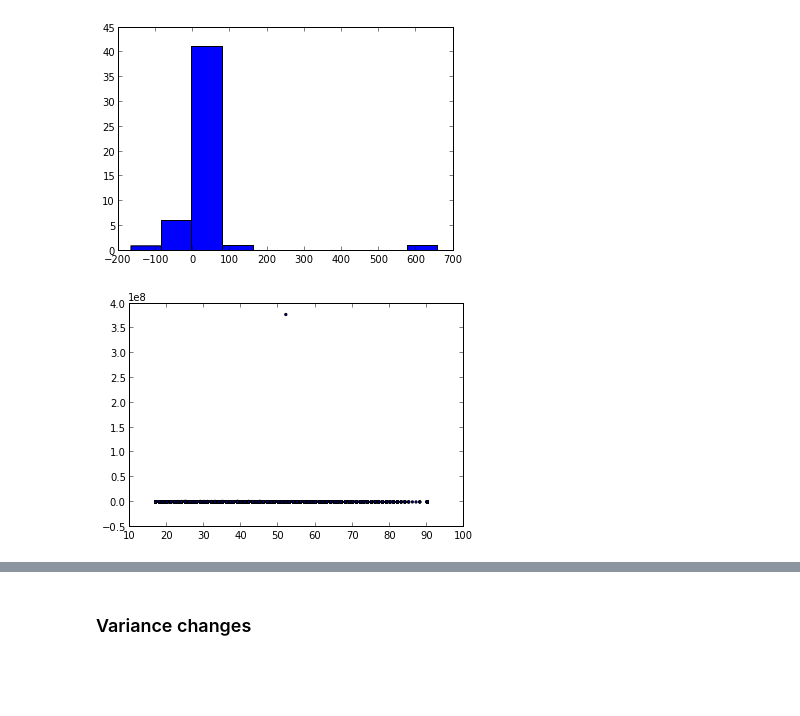
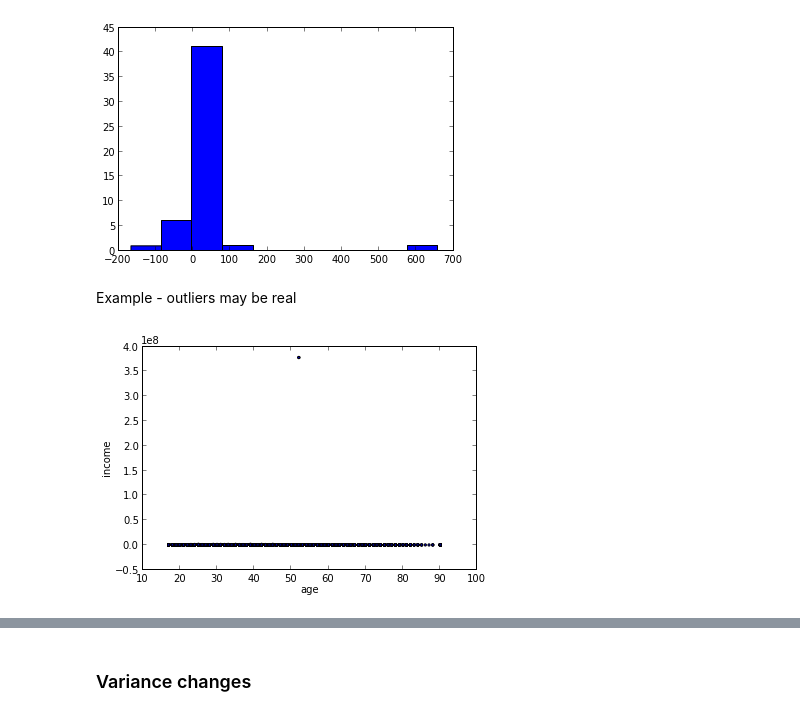
Before and after one commit to herrfz/dataanalysis, a Jupyter notebook: week4/regression_in_real_world.ipynb, the cells around one changed output, grey strips where cells are left out. Drawn from its saved outputs; the diff is of its cells as text; code cells hidden in the pictures; blank space fills up the shorter version.

```diff
--- a/week4/regression_in_real_world.ipynb
+++ b/week4/regression_in_real_world.ipynb
@@ -165,11 +169,15 @@ xVals = np.random.standard_cauchy(size=50)
 hist(xVals);
 # %% [output]
 [figure]
+# %% [markdown]
+Example - outliers may be real
 # %%
-# add Tim Cook
+# add Tim Cook, CEO of Apple 2011 income
 age = np.append(np.array(age), 52)
 income = np.append(np.array(income), 378e6)
 
-scatter(age, income, marker='.');
+scatter(age, income, marker='.')
+xlabel('age')
+ylabel('income');
 # %% [output]
-[figure, old version]
+[figure, new version]
```
Also changed, not shown: parts of 26 cells of this notebook, 4 other files.
